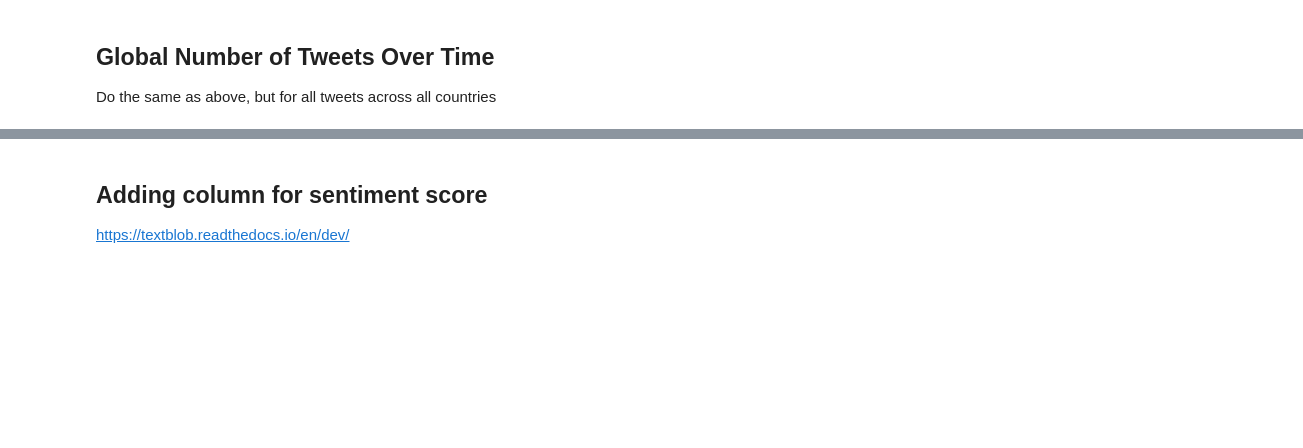
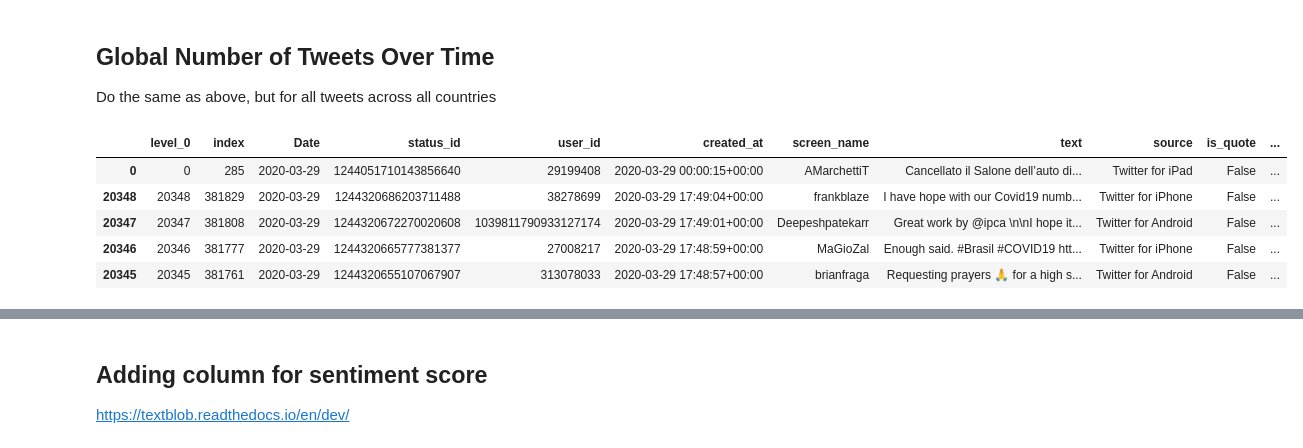
Before and after one commit to adrielk/Covid19-ML-and-Analysis, a Jupyter notebook: Covid-19 and Sentiment.ipynb, the cells around one changed output, grey strips where cells are left out. Cells and saved outputs as stored; diff of their text form; code cells hidden in the pictures; blank space fills up the shorter version.

```diff
--- a/Covid-19 and Sentiment.ipynb
+++ b/Covid-19 and Sentiment.ipynb
@@ -307,0 +347,9 @@ Do the same as above, but for all tweets across all countries
+# %%
+global_df.head()
+# %% [output]
+|  | level_0 | index | Date | status_id | user_id | created_at | screen_name | text | source | is_quote | ... |
+| 0 | 0 | 285 | 2020-03-29 | 1244051710143856640 | 29199408 | 2020-03-29 00:00:15+00:00 | AMarchettiT | Cancellato il Salone dell’auto di... | Twitter for iPad | False | ... |
+| 20348 | 20348 | 381829 | 2020-03-29 | 1244320686203711488 | 38278699 | 2020-03-29 17:49:04+00:00 | frankblaze | I have hope with our Covid19 numb... | Twitter for iPhone | False | ... |
+| 20347 | 20347 | 381808 | 2020-03-29 | 1244320672270020608 | 1039811790933127174 | 2020-03-29 17:49:01+00:00 | Deepeshpatekarr | Great work by @ipca \n\nI hope it... | Twitter for Android | False | ... |
+| 20346 | 20346 | 381777 | 2020-03-29 | 1244320665777381377 | 27008217 | 2020-03-29 17:48:59+00:00 | MaGioZal | Enough said. #Brasil #COVID19 htt... | Twitter for iPhone | False | ... |
+| 20345 | 20345 | 381761 | 2020-03-29 | 1244320655107067907 | 313078033 | 2020-03-29 17:48:57+00:00 | brianfraga | Requesting prayers 🙏 for a high s... | Twitter for Android | False | ... |
```
Also changed, not shown: parts of 9 cells of this notebook.
